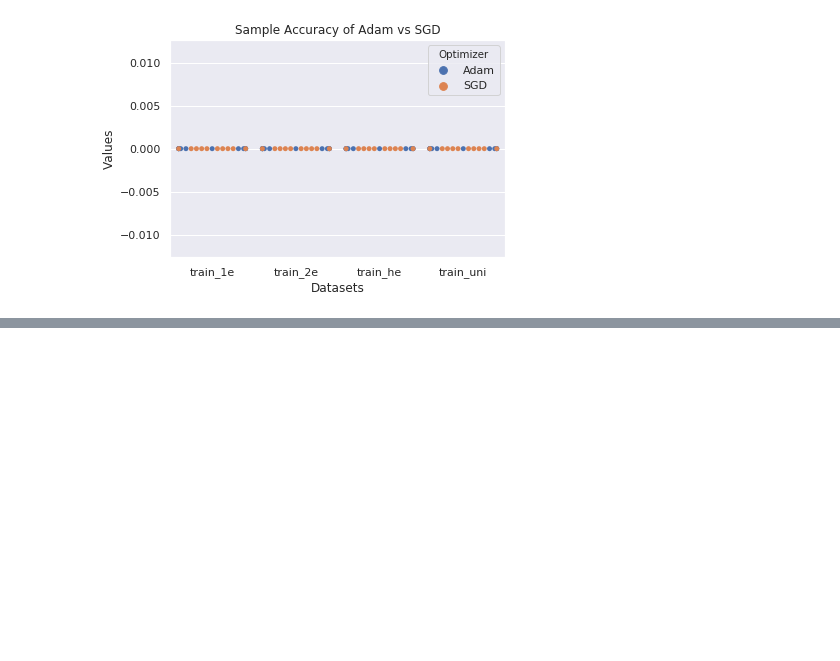
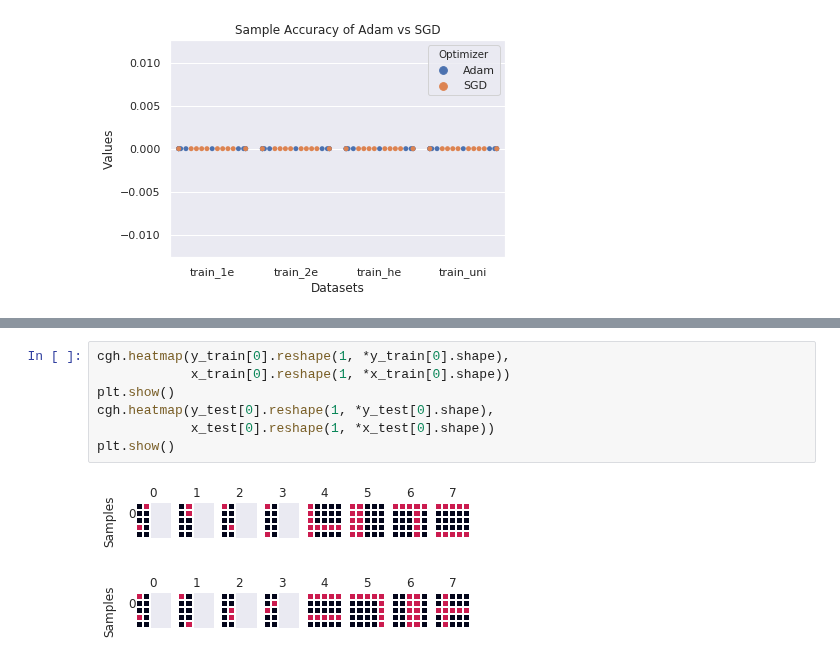
Before and after one commit to apra93/leabra-tf, a Jupyter notebook: docs/source/notebooks/0.5.2-Adam-With-Non-Uniform-Training-Statistics.ipynb, the cells around one changed output, grey strips where cells are left out. Drawn from its saved outputs; the diff is of its cells as text; blank space fills up the shorter version.

```diff
--- a/docs/source/notebooks/0.5.2-Adam-With-Non-Uniform-Training-Statistics.ipynb
+++ b/docs/source/notebooks/0.5.2-Adam-With-Non-Uniform-Training-Statistics.ipynb
@@ -744,0 +757,10 @@ plt.show()
+# %%
+cgh.heatmap(y_train[0].reshape(1, *y_train[0].shape),
+            x_train[0].reshape(1, *x_train[0].shape))
+plt.show()
+cgh.heatmap(y_test[0].reshape(1, *y_test[0].shape),
+            x_test[0].reshape(1, *x_test[0].shape))
+plt.show()
+# %% [output]
+[figure, added]
+[figure, added]
```
Also changed, not shown: parts of 20 cells of this notebook, 1 other file.
